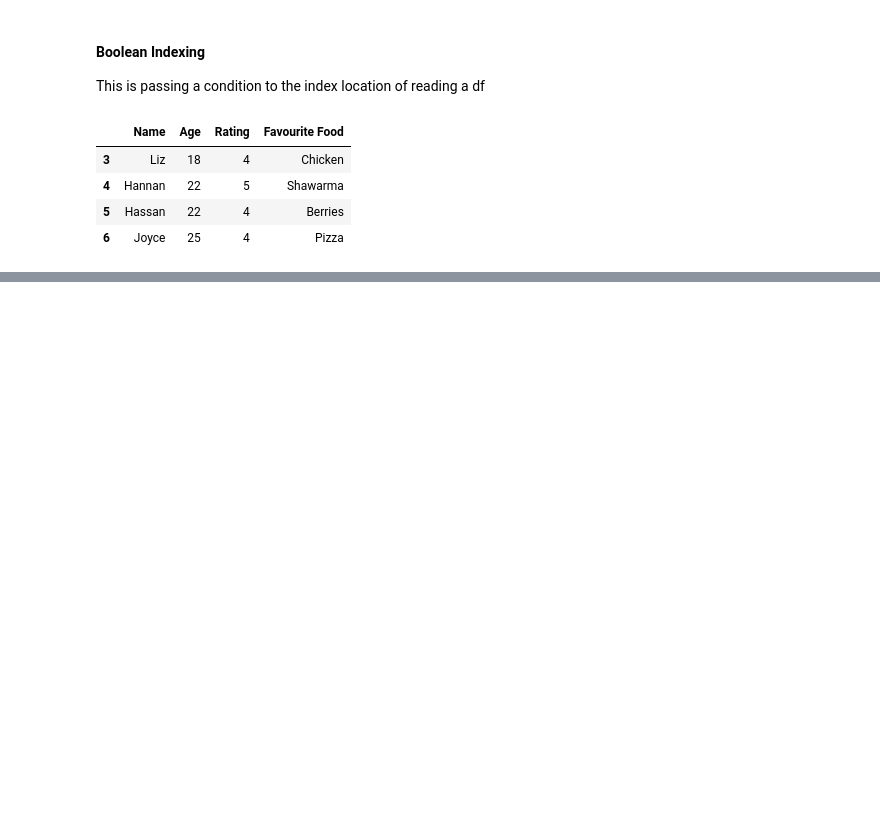
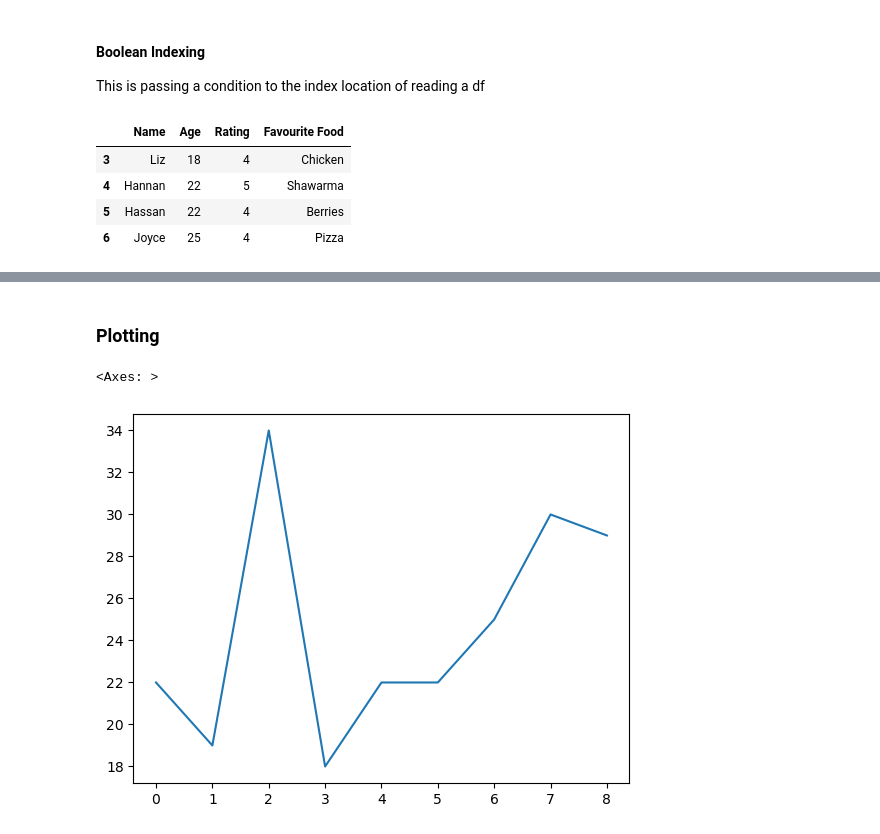
Before and after one commit to hassanShakur/data-science, a Jupyter notebook: pandas-intro.ipynb, the cells around one changed output, grey strips where cells are left out. Saved outputs shown, nothing was run; the diff lists cells and outputs as text; code cells hidden in the pictures; blank space fills up the shorter version.

```diff
--- a/pandas-intro.ipynb
+++ b/pandas-intro.ipynb
@@ -191,0 +225,7 @@ people[people.Rating > 3]
+# %% [markdown]
+### Plotting
+# %%
+people.Age.plot()
+# %% [output]
+<Axes: >
+[figure, added]
```
Also changed, not shown: parts of 15 cells of this notebook.
